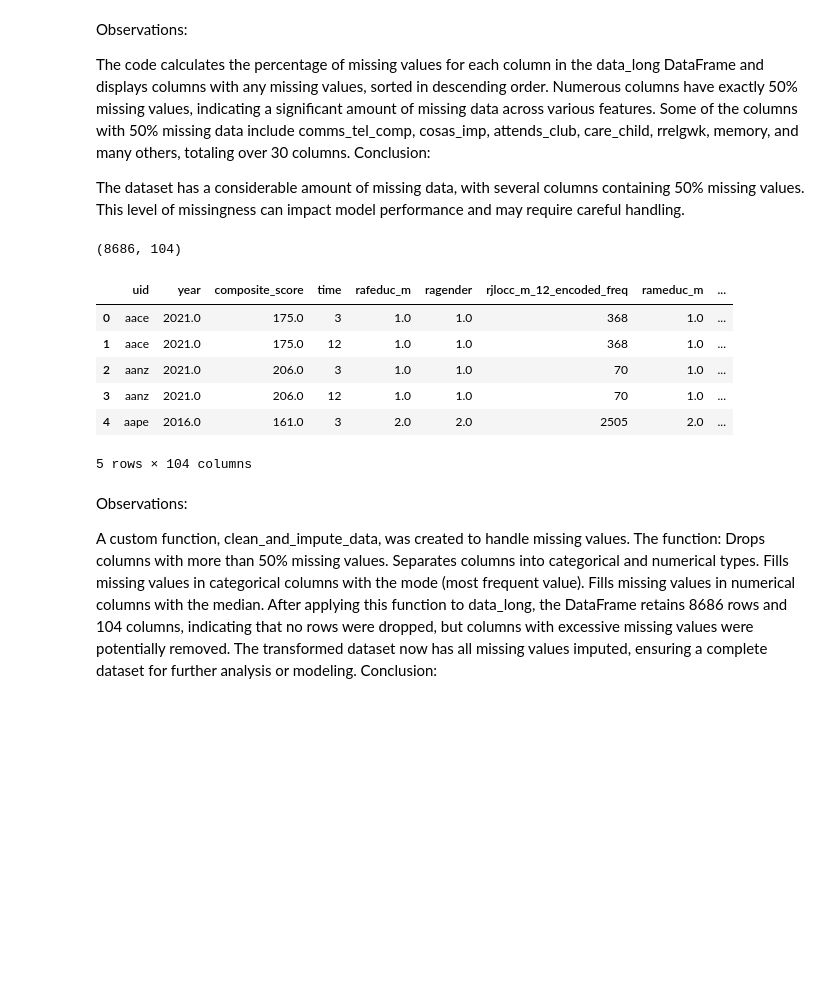
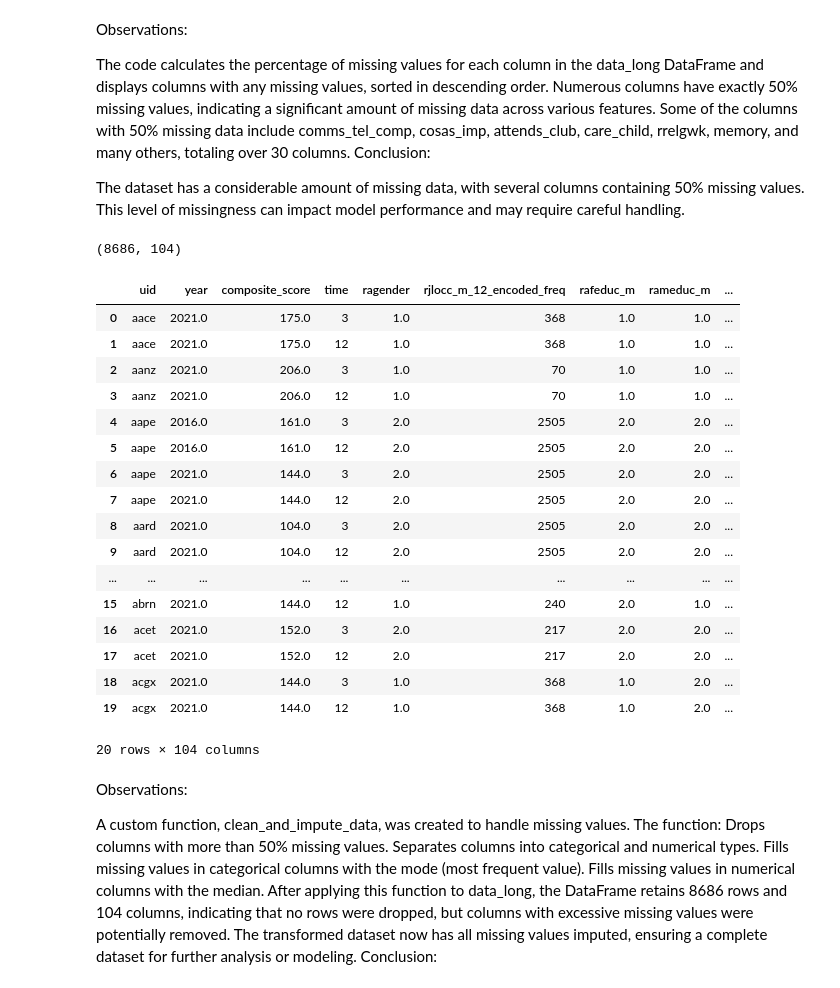
Before and after one commit to geomwangi007/Early-Detection-of-Alzheimer-s-Disease-and-Related-Dementias-Using-Social-Determinants-of-Health, a Jupyter notebook: Main_V3 - Copy.ipynb, the cells around one changed output. Cells and saved outputs as stored; diff of their text form; code cells hidden in the pictures; blank space fills up the shorter version.

```diff
--- a/Main_V3 - Copy.ipynb
+++ b/Main_V3 - Copy.ipynb
@@ -2028,16 +2028,27 @@ def clean_and_impute_data(df, missing_threshold=0.6):
 # %%
 data_long = clean_and_impute_data(data_long)
 print(data_long.shape)
-data_long.head()
+data_long.head(20)
 # %% [output]
 (8686, 104)
-|  | uid | year | composite_score | time | rafeduc_m | ragender | rjlocc_m_12_encoded_freq | rameduc_m | ... |
-| 0 | aace | 2021.0 | 175.0 | 3 | 1.0 | 1.0 | 368 | 1.0 | ... |
-| 1 | aace | 2021.0 | 175.0 | 12 | 1.0 | 1.0 | 368 | 1.0 | ... |
-| 2 | aanz | 2021.0 | 206.0 | 3 | 1.0 | 1.0 | 70 | 1.0 | ... |
-| 3 | aanz | 2021.0 | 206.0 | 12 | 1.0 | 1.0 | 70 | 1.0 | ... |
-| 4 | aape | 2016.0 | 161.0 | 3 | 2.0 | 2.0 | 2505 | 2.0 | ... |
+|  | uid | year | composite_score | time | ragender | rjlocc_m_12_encoded_freq | rafeduc_m | rameduc_m | ... |
+| 0 | aace | 2021.0 | 175.0 | 3 | 1.0 | 368 | 1.0 | 1.0 | ... |
+| 1 | aace | 2021.0 | 175.0 | 12 | 1.0 | 368 | 1.0 | 1.0 | ... |
+| 2 | aanz | 2021.0 | 206.0 | 3 | 1.0 | 70 | 1.0 | 1.0 | ... |
+| 3 | aanz | 2021.0 | 206.0 | 12 | 1.0 | 70 | 1.0 | 1.0 | ... |
+| 4 | aape | 2016.0 | 161.0 | 3 | 2.0 | 2505 | 2.0 | 2.0 | ... |
+| 5 | aape | 2016.0 | 161.0 | 12 | 2.0 | 2505 | 2.0 | 2.0 | ... |
+| 6 | aape | 2021.0 | 144.0 | 3 | 2.0 | 2505 | 2.0 | 2.0 | ... |
+| 7 | aape | 2021.0 | 144.0 | 12 | 2.0 | 2505 | 2.0 | 2.0 | ... |
+| 8 | aard | 2021.0 | 104.0 | 3 | 2.0 | 2505 | 2.0 | 2.0 | ... |
+| 9 | aard | 2021.0 | 104.0 | 12 | 2.0 | 2505 | 2.0 | 2.0 | ... |
+| ... | ... | ... | ... | ... | ... | ... | ... | ... | ... |
+| 15 | abrn | 2021.0 | 144.0 | 12 | 1.0 | 240 | 2.0 | 1.0 | ... |
+| 16 | acet | 2021.0 | 152.0 | 3 | 2.0 | 217 | 2.0 | 2.0 | ... |
+| 17 | acet | 2021.0 | 152.0 | 12 | 2.0 | 217 | 2.0 | 2.0 | ... |
+| 18 | acgx | 2021.0 | 144.0 | 3 | 1.0 | 368 | 1.0 | 2.0 | ... |
+| 19 | acgx | 2021.0 | 144.0 | 12 | 1.0 | 368 | 1.0 | 2.0 | ... |
-5 rows × 104 columns
+20 rows × 104 columns
 # %%
 data_long.drop(columns = 'uid', inplace=True)
 # %% [markdown]
```
Also changed, not shown: parts of 6 cells of this notebook, 3 other files.
